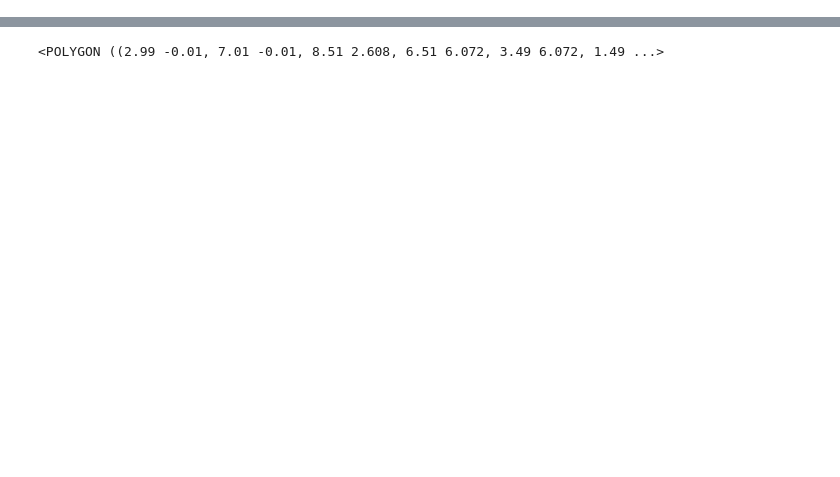
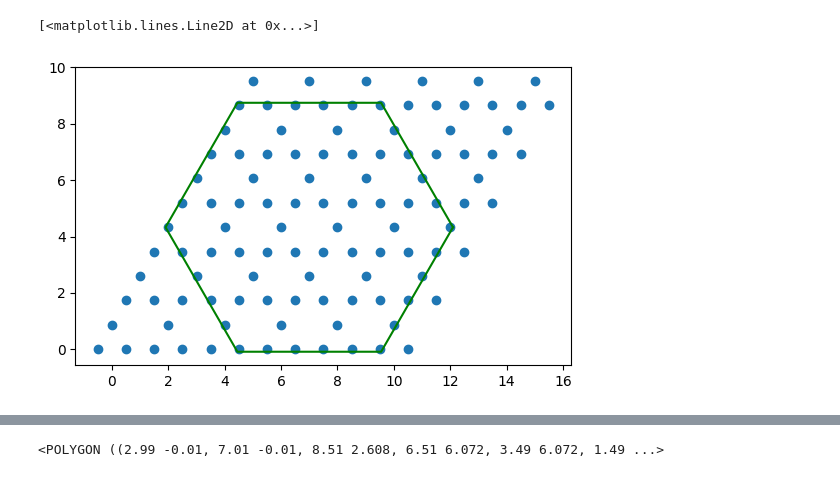
Before and after one commit to teng10/rydberg-vison, a Jupyter notebook: wip.ipynb, the cells around one changed output, grey strips where cells are left out. Drawn from its saved outputs; the diff is of its cells as text; code cells hidden in the pictures; blank space fills up the shorter version.

```diff
--- a/wip.ipynb
+++ b/wip.ipynb
@@ -21,0 +54,11 @@ utils = importlib.reload(utils)
+# %%
+polygon = lattice.create_hexagon(5.1, 7, 5 * np.sqrt(3)/2)
+fig, ax = plt.subplots(1,1)
+my_x, my_y = lattice.convert_to_XY(BZ_kpoints)
+ax.scatter(my_x, my_y)
+ax.set_aspect("equal")
+x,y = polygon.exterior.xy
+ax.plot(x,y, c='g', label="cut boundary")
+# %% [output]
+[<matplotlib.lines.Line2D at 0x...>]
+[figure, added]
```
Also changed, not shown: parts of 28 cells of this notebook, 4 other files.
